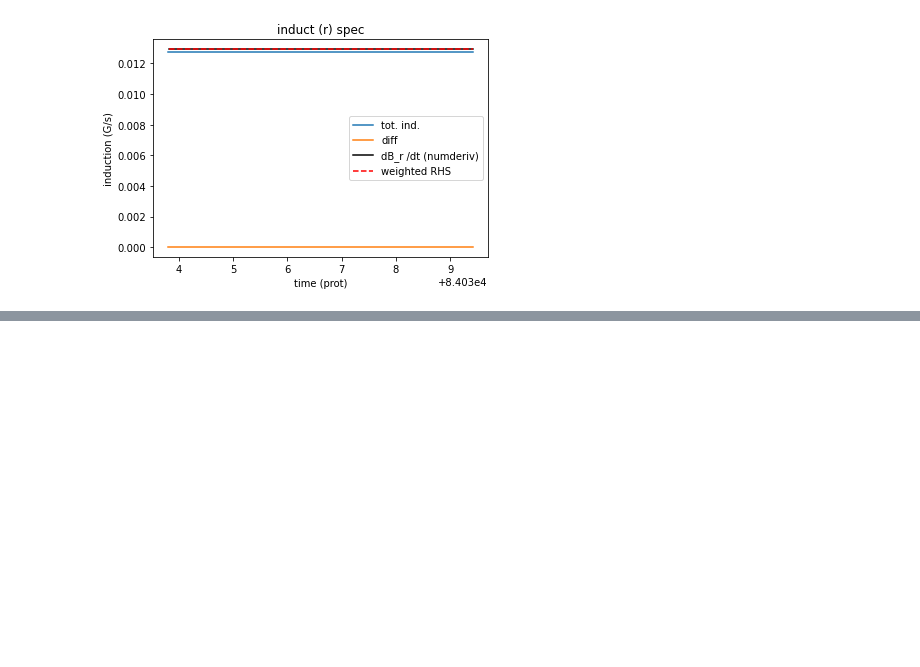
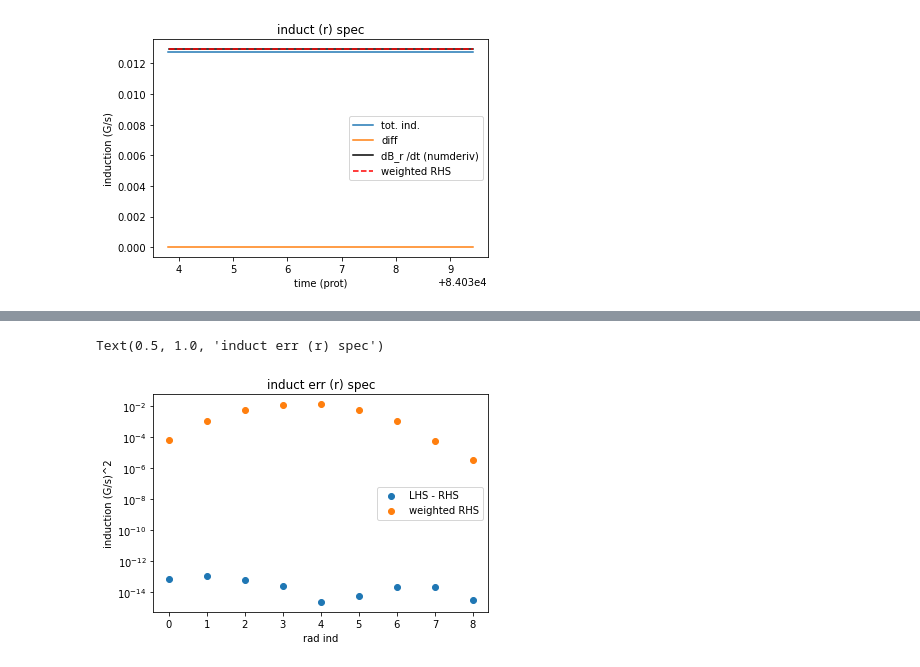
Before and after one commit to illorenzo7/rayleigh_utils, a Jupyter notebook: test_equations/induction_spec_r.ipynb, the cells around one changed output, grey strips where cells are left out. Cells and saved outputs as stored; diff of their text form; code cells hidden in the pictures; blank space fills up the shorter version.

Commit message:
spectral force balance of b_t, b_p

```diff
--- a/test_equations/induction_spec_r.ipynb
+++ b/test_equations/induction_spec_r.ipynb
@@ -226,0 +234,14 @@ plt.title('induct totals (r) sslice')
+# %%
+# plot the errors on spectra
+irvals = np.arange(spec.nr)
+# %%
+plt.scatter(irvals, np.mean(my_abs(dbdt - fweighted), axis=1), label='LHS - RHS')
+plt.scatter(irvals, np.mean(my_abs(fweighted), axis=1), label='weighted RHS')
+plt.legend()
+plt.yscale('log')
+plt.xlabel('rad ind')
+plt.ylabel('induction (G/s)^2')
+plt.title('induct err (r) spec')
+# %% [output]
+Text(0.5, 1.0, 'induct err (r) spec')
+[figure, added]
```
Also changed, not shown: parts of 11 cells of this notebook, 2 other files.
